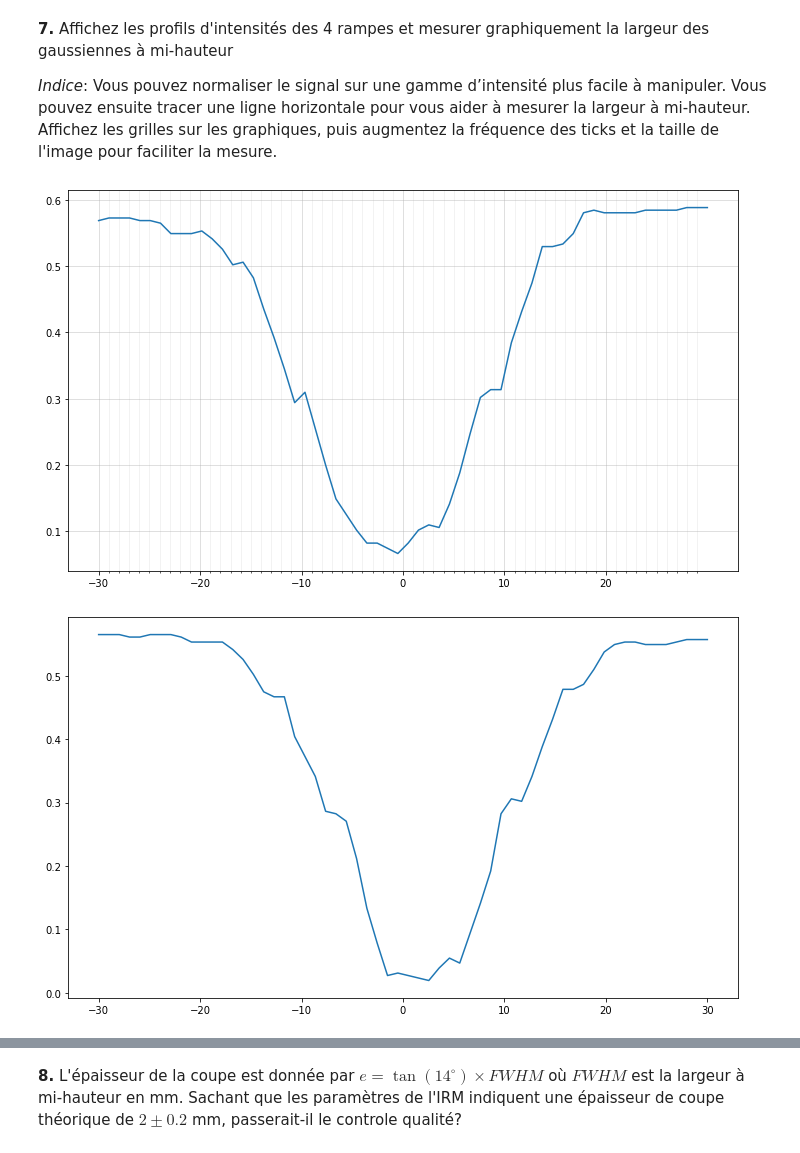
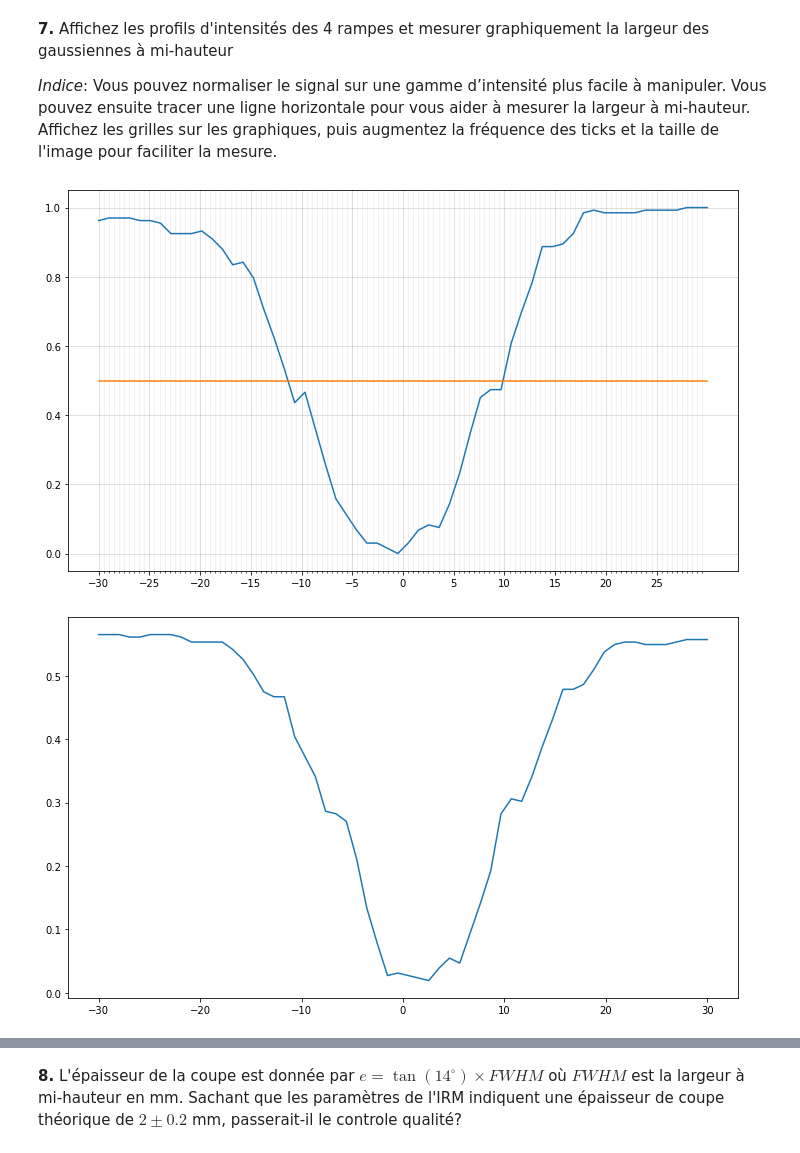
Before and after one commit to shuaisong9/Traitement_TP1, a Jupyter notebook: TP1/code/tp1_seance1.ipynb, the cells around one changed output, grey strips where cells are left out. Cells and saved outputs as stored; diff of their text form; code cells hidden in the pictures.

```diff
--- a/TP1/code/tp1_seance1.ipynb
+++ b/TP1/code/tp1_seance1.ipynb
@@ -124,54 +132,64 @@ NameError: name 'img' is not defined
 # Pour les coordonnées des profils on peut prendre:
 
 largeur = np.linspace(-30, 30, 60)   # expliquer pk on a fait ca (pas de nbre magique)
-# IL RESTE NORMALISER L'INTENSITE !!!
+
+# Ligne horizontale à la mi-hauteur
+# y = 0,5 après normalisation de l'intensité
+x = [-30, 30]
+y = [0.5, 0.5]
 
 
 # y=140; x=230:290
 fig, ax = plt.subplots()
 rampe1 = img[140, 230:290]
+max_rampe1 = np.amax(rampe1)
+min_rampe1 = np.amin(rampe1)
+rampe1 = (rampe1-min_rampe1)/(max_rampe1-min_rampe1)
+    # -1 à 0 (à la place de 0 à 1) ?? comme dans l'énoncé
+
 ax.plot(largeur, rampe1)
+ax.plot(x, y)
 #plt.grid()
 
 # Major ticks every 10, minor ticks every 1
-major_ticks = np.arange(-30, 30, 10)
-minor_ticks = np.arange(-30, 30, 1)
+major_ticks = np.arange(-30, 30, 5)
+minor_ticks = np.arange(-30, 30, 0.5)
 
 ax.set_xticks(major_ticks)
 ax.set_xticks(minor_ticks, minor=True)
 #ax.set_yticks(major_ticks)
 #ax.set_yticks(minor_ticks, minor=True)
 
 # And a corresponding grid
 ax.grid(which='both')
 
 # Or if you want different settings for the grids:
 ax.grid(which='minor', alpha=0.2)
 ax.grid(which='major', alpha=0.5)
 
 plt.show()
+
+
 
 
 # y=230:290; x=365
 rampe2 = img[230:290, 365]
 rampe2 = np.transpose(rampe2)
 plt.plot(largeur, rampe2)
 plt.show()
 
 # y=360; x=210:270
 rampe3 = img[360, 210:270]
 plt.plot(largeur, rampe3)
 plt.show()
 
 # y=215:275; x=147
 rampe4 = img[215:275, 147]
 rampe4 = np.transpose(rampe4)
 plt.plot(largeur, rampe4)
 plt.show()
-
-#fig.show()
 # %% [output]
-[figure, old version]
+[figure, new version]
 [figure]
 [figure]
 [figure]
```
Also changed, not shown: parts of 9 cells of this notebook.
